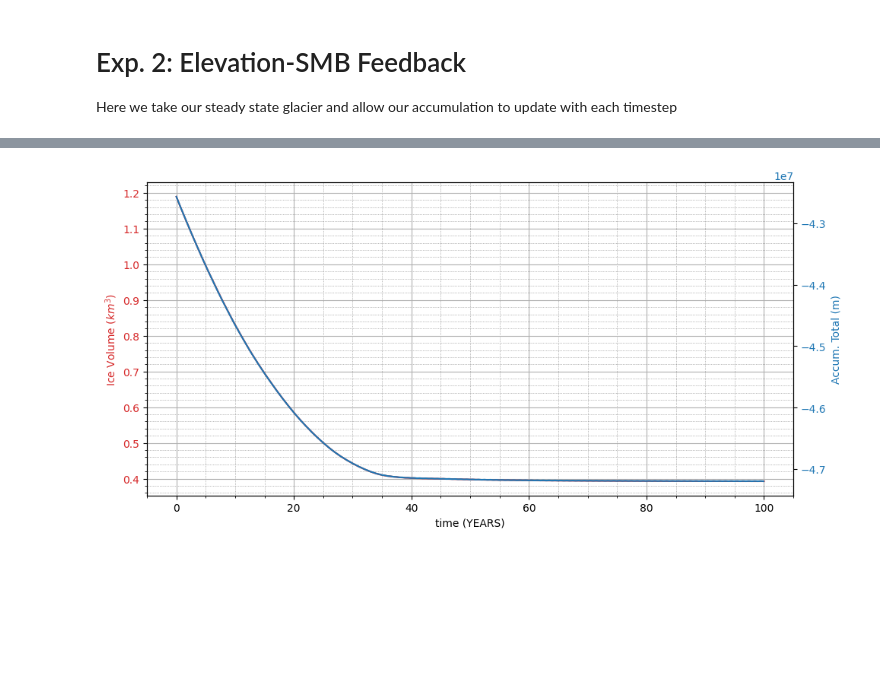
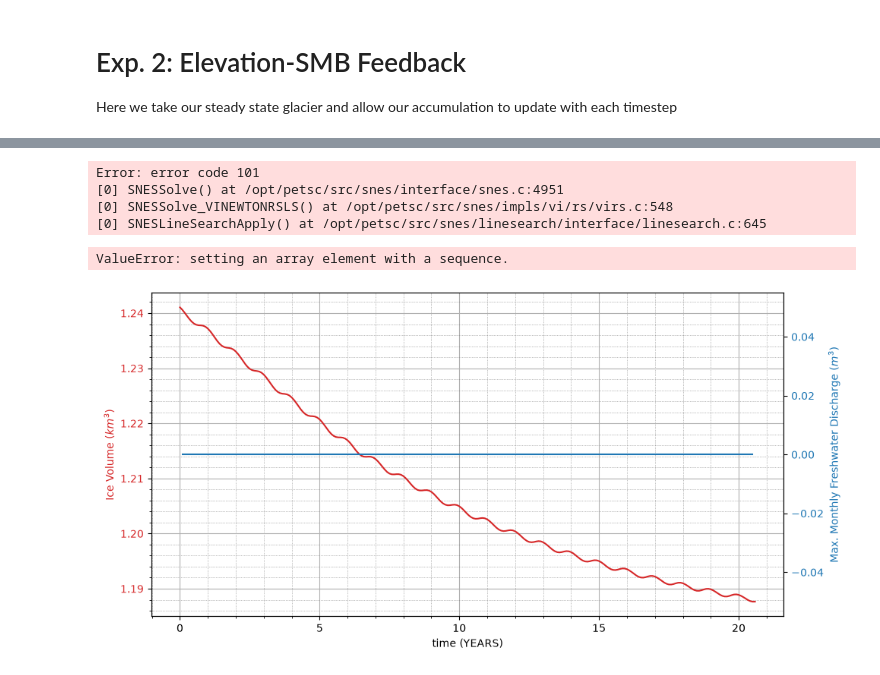
Before and after one commit to JonMaurer/Emmons_Glacier, a Jupyter notebook: emmons_dual_SMBelev_exp.ipynb, the cells around one changed output, grey strips where cells are left out. Drawn from its saved outputs; the diff is of its cells as text; code cells hidden in the pictures; blank space fills up the shorter version.

```diff
--- a/emmons_dual_SMBelev_exp.ipynb
+++ b/emmons_dual_SMBelev_exp.ipynb
@@ -192,19 +189,20 @@ debris_elev = 2100
 # %%
 # Actual expression for the SMB
-expr3 = conditional(                               # Below wind scour
-    ela >= s,
+expr2 = conditional(                               # Below wind scour
+    windS_elev >= s,
     (m1 * s) + y1_int,
     0,
 )
 
-expr2 = conditional(                                # Above wind scour
-    ela < s,                                 #condition
+expr = conditional(                                # Above wind scour
+    windS_elev < s,                                 #condition
     min_value(a_max, y2_int + (m2 * s)),
-    expr3,                                          # false val
+    expr2,                                          # false val
 )
 
+# Wrapping it into a function
 def smb2(s):
-    return expr2
+    return expr
 
 a = firedrake.Function(Q).interpolate(smb2(s))
 a.dat.data_ro.sum()
@@ -304,7 +302,7 @@ a_s = []
 Uc_list = []
 
 dt.assign(1.0/12)
-final_time = 100.0
+final_time = 10.0
 num_steps = int(final_time / float(dt))
 timesteps = np.linspace(0, final_time, num_steps + 1)
 for step in trange(num_steps):
@@ -320,6 +318,11 @@ for step in trange(num_steps):
     hs.append(w.subfunctions[3].copy(deepcopy=True))
     a_s.append(a.copy(deepcopy=True))
     Uc_list.append(float(U_c))
+# %% [output]
+Error: error code 101
+[0] SNESSolve() at /opt/petsc/src/snes/interface/snes.c:4951
+[0] SNESSolve_VINEWTONRSLS() at /opt/petsc/src/snes/impls/vi/rs/virs.c:548
+[0] SNESLineSearchApply() at /opt/petsc/src/snes/linesearch/interface/linesearch.c:645
 # %%
 # Calculate volume and mass added through time
 volumes = np.array([firedrake.assemble(h*dx) / 1e9 for h in hs])
@@ -327,34 +330,48 @@ mass_b = np.array([firedrake.assemble(a*dx) for a in a_s])
+# %%
+monthly_water = np.zeros(len(volumes))
+for i in range(0, len(volumes)):
+    ΔV = volumes[i] - volumes[i-1]
+    step = ΔV * 0.92 * -1e9
+    monthly_water[i] = step
+# %%
+monthly_water = np.zeros(len(volumes))
+for i in range(0, len(volumes)):
+    ΔV = min_value(a, 0)
+    step = ΔV * 0.92 * -1e9
+    monthly_water[i] = step
+# %% [output]
+ValueError: setting an array element with a sequence.
 # %%
 # Steady State Plot
-x_steps = np.arange(0, num_steps + 1, 1)
+x_steps = np.arange(0, len(hs), 1)
 x_steps = x_steps / 12
 
 fig, ax1 = plt.subplots(figsize = (10, 5))
 color = 'tab:red'
 ax1.set_xlabel('time (YEARS)')
 ax1.set_ylabel("Ice Volume ($km^3$)", color=color)
 ax1.plot(x_steps, volumes, color=color)
 ax1.tick_params(axis='y', labelcolor=color)
 
 ax2 = ax1.twinx()
 color = 'tab:blue'
-ax2.set_ylabel('Accum. Total (m)', color=color)
-ax2.plot(x_steps[0:-1], mass_b, color=color)
+ax2.set_ylabel('Max. Monthly Freshwater Discharge ($m^3$)', color=color)
+ax2.plot(x_steps[1:-1], monthly_water[1:-1], color=color)
 ax2.tick_params(axis='y', labelcolor=color)
 
 ax1.xaxis.set_minor_locator(AutoMinorLocator())
 ax1.tick_params(which='both')
 ax1.tick_params(which='major')
 ax1.tick_params(which='minor')
 ax1.yaxis.set_minor_locator(AutoMinorLocator())
 
 ax1.grid()
 ax1.grid(which='minor', linestyle=':', linewidth='0.5', color='gray')
 
 fig.tight_layout()
 plt.show()
 # %% [output]
-[figure, old version]
+[figure, new version]
 # %%
 # Park Data Comparison
 park_date = [1896, 1913, 1973, 1994, 2009, 2015] # year
```
Also changed, not shown: parts of 13 cells of this notebook, 7 other files.
